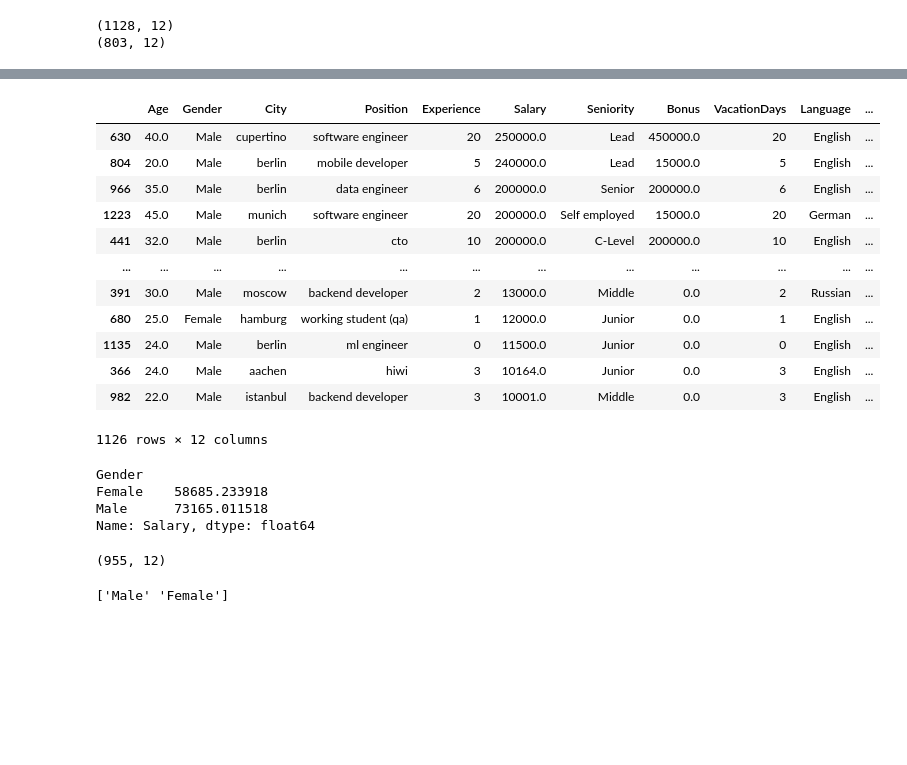
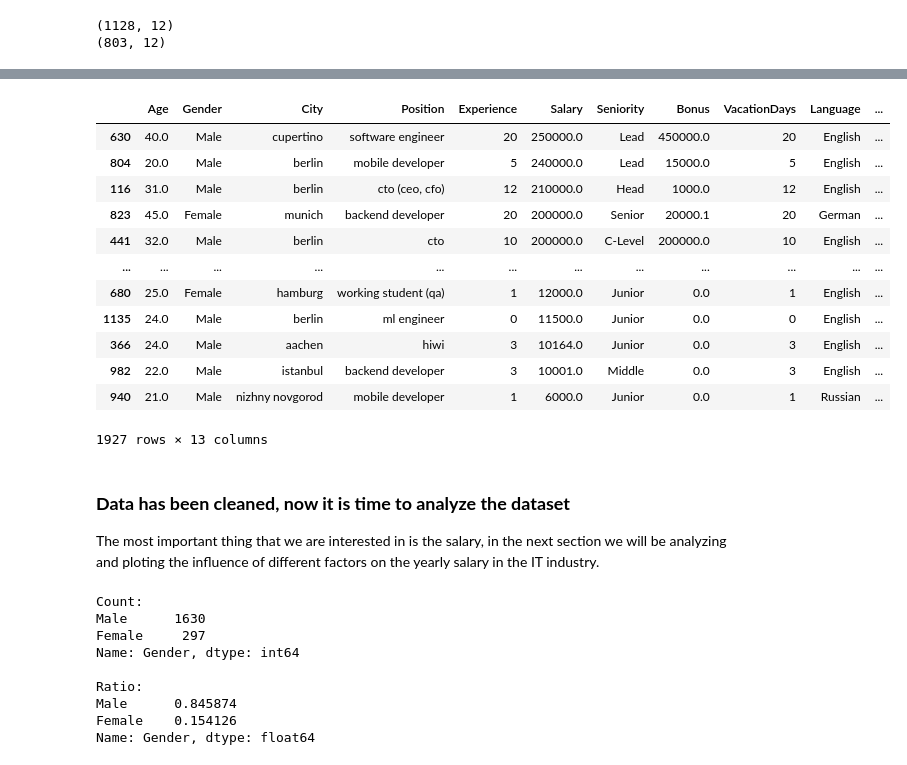
Before and after one commit to VedranSelak/it-salary-analysis, a Jupyter notebook: it_salary_code.ipynb, the cells around one changed output, grey strips where cells are left out. Cells and saved outputs as stored; diff of their text form; code cells hidden in the pictures; blank space fills up the shorter version.

```diff
--- a/it_salary_code.ipynb
+++ b/it_salary_code.ipynb
@@ -550,6 +552,9 @@ print(df19.shape)
 (1128, 12)
 (803, 12)
 # %%
-df20.sort_values(by=['Salary'], ascending=False)
+df20['Year'] = 2020
+df19['Year'] = 2019
+
+df20.head()
 # %% [output]
 |  | Age | Gender | City | Position | Experience | Salary | Seniority | Bonus | VacationDays | Language | ... |
@@ -567,0 +566,4 @@ df20.sort_values(by=['Salary'], ascending=False)
+# %%
+df = pd.concat([df20, df19])
+print(df.shape)
+df.head()
@@ -568,32 +611,37 @@ df20.sort_values(by=['Salary'], ascending=False)
 # %%
-df20.drop(df20[df20.Salary >= 500000].index, inplace=True)
-df20.sort_values(by=['Salary'], ascending=False)
+# drop extremely high salaries
+df.drop(df20[df20.Salary >= 500000].index, inplace=True)
+df.sort_values(by=['Salary'], ascending=False)
 # %% [output]
 |  | Age | Gender | City | Position | Experience | Salary | Seniority | Bonus | VacationDays | Language | ... |
 | 630 | 40.0 | Male | cupertino | software engineer | 20 | 250000.0 | Lead | 450000.0 | 20 | English | ... |
 | 804 | 20.0 | Male | berlin | mobile developer | 5 | 240000.0 | Lead | 15000.0 | 5 | English | ... |
-| 966 | 35.0 | Male | berlin | data engineer | 6 | 200000.0 | Senior | 200000.0 | 6 | English | ... |
-| 1223 | 45.0 | Male | munich | software engineer | 20 | 200000.0 | Self employed | 15000.0 | 20 | German | ... |
+| 116 | 31.0 | Male | berlin | cto (ceo, cfo) | 12 | 210000.0 | Head | 1000.0 | 12 | English | ... |
+| 823 | 45.0 | Female | munich | backend developer | 20 | 200000.0 | Senior | 20000.1 | 20 | German | ... |
 | 441 | 32.0 | Male | berlin | cto | 10 | 200000.0 | C-Level | 200000.0 | 10 | English | ... |
 | ... | ... | ... | ... | ... | ... | ... | ... | ... | ... | ... | ... |
-| 391 | 30.0 | Male | moscow | backend developer | 2 | 13000.0 | Middle | 0.0 | 2 | Russian | ... |
 | 680 | 25.0 | Female | hamburg | working student (qa) | 1 | 12000.0 | Junior | 0.0 | 1 | English | ... |
 | 1135 | 24.0 | Male | berlin | ml engineer | 0 | 11500.0 | Junior | 0.0 | 0 | English | ... |
 | 366 | 24.0 | Male | aachen | hiwi | 3 | 10164.0 | Junior | 0.0 | 3 | English | ... |
 | 982 | 22.0 | Male | istanbul | backend developer | 3 | 10001.0 | Middle | 0.0 | 3 | English | ... |
+| 940 | 21.0 | Male | nizhny novgorod | mobile developer | 1 | 6000.0 | Junior | 0.0 | 1 | Russian | ... |
-1126 rows × 12 columns
+1927 rows × 13 columns
+# %% [markdown]
+### **Data has been cleaned, now it is time to analyze the dataset**
+The most important thing that we are interested in is the salary, in the next section we will be analyzing and ploting the influence of different factors on the yearly salary in the IT industry.
 # %%
-df20.groupby('Gender')['Salary'].mean()
+# counting IT professional by gender
+print('Count:')
+print(df.Gender.value_counts())
+print('\nRatio:')
+print(df.Gender.value_counts('Male'))
 # %% [output]
-Gender
-Female    58685.233918
-Male      73165.011518
-Name: Salary, dtype: float64
+Count:
+Male      1630
+Female     297
+Name: Gender, dtype: int64
+
+Ratio:
+Male      0.845874
+Female    0.154126
+Name: Gender, dtype: float64
-# %%
-df20[df20['Gender'] == 'Male'].shape
-# %% [output]
-(955, 12)
-# %%
-print(df20.Gender.unique())
-# %% [output]
-['Male' 'Female']
```
Also changed, not shown: parts of 16 cells of this notebook.
